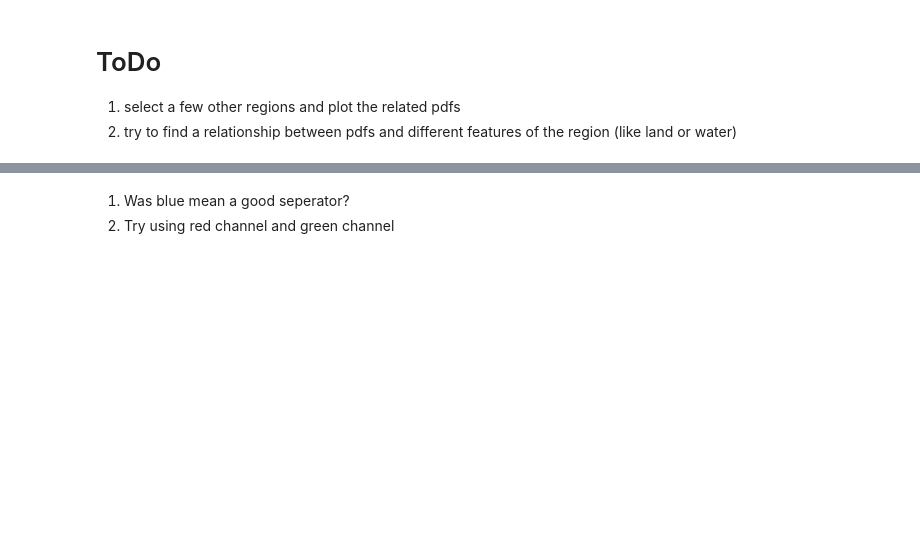
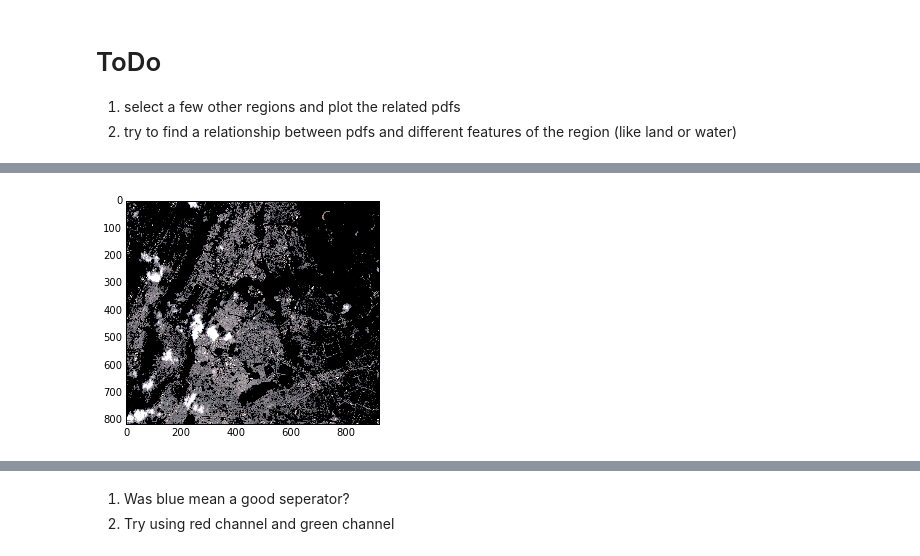
Before and after one commit to story645/EAS213, a Jupyter notebook: Lesson2.ipynb, the cells around one changed output, grey strips where cells are left out. Cells and saved outputs as stored; diff of their text form; code cells hidden in the pictures; blank space fills up the shorter version.

```diff
--- a/Lesson2.ipynb
+++ b/Lesson2.ipynb
@@ -93,15 +118,13 @@ fig.canvas.draw()
 # %%
+%matplotlib inline
 #plot only the data shown in the map
 rgb_copy = rgb_array.copy()
-#zero out values not in mask
-
-rgb_copy[~blue_mask] = np.nan
-cmap = mcm.bone
-norm = mcolors.BoundaryNorm([0,1,2],cmap.N)
+rgb_copy[~blue_mask,:] = np.nan
 fig = plt.figure()
 ax = fig.add_subplot(1,1,1)
 im = ax.imshow(rgb_copy)
-fig.canvas.draw()
+# %% [output]
+[figure, added]
 # %%
 #compare data in mask to data not in mask:
 class1 = rgb_array[blue_mask] # data in mask
```
Also changed, not shown: parts of 8 cells of this notebook, 2 other files.
